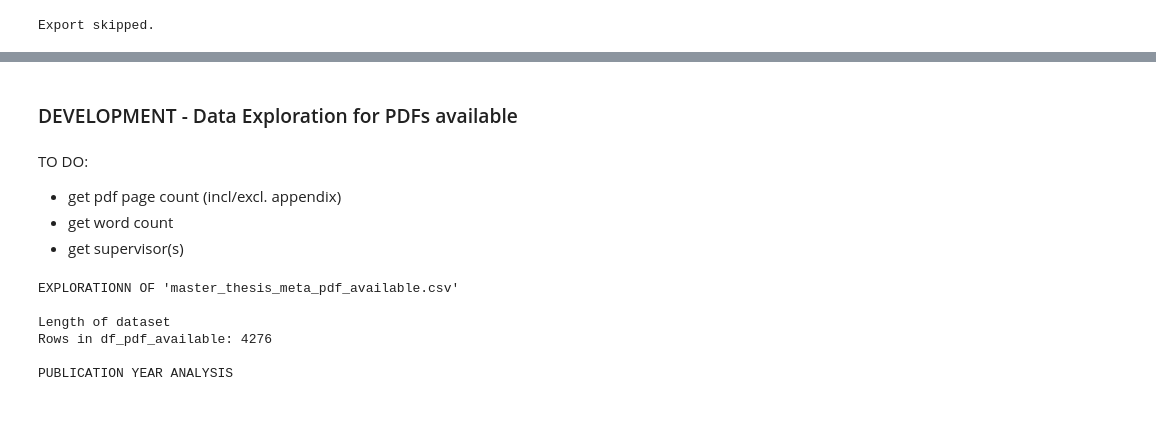
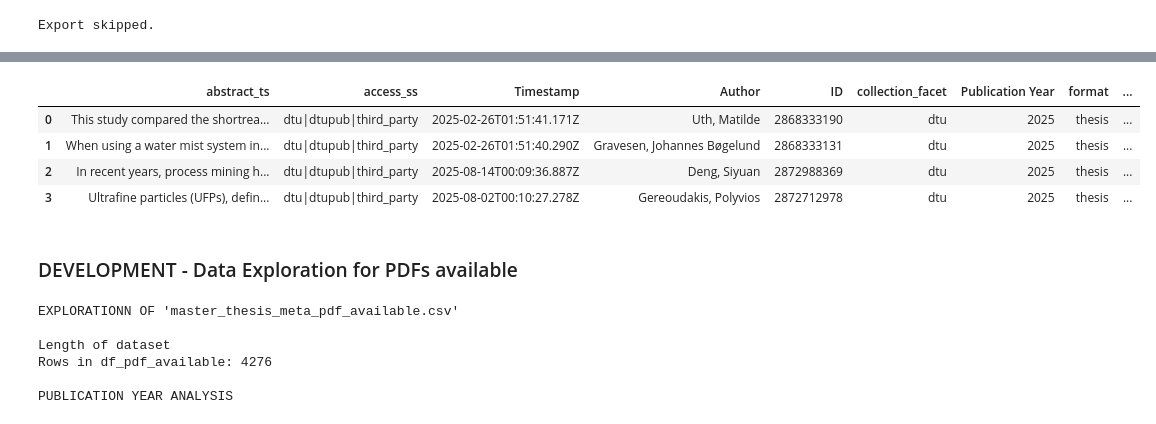
Before and after one commit to OliverKviat/Thesis_OCR, a Jupyter notebook: exploring_data/SANDBOX_Exploring_track1.ipynb, the cells around one changed output, grey strips where cells are left out. Cells and saved outputs as stored; diff of their text form; code cells hidden in the pictures.

```diff
--- a/exploring_data/SANDBOX_Exploring_track1.ipynb
+++ b/exploring_data/SANDBOX_Exploring_track1.ipynb
@@ -144,11 +164,13 @@ Export skipped.
+# %%
+df_csv.head(4)
+# %% [output]
+|  | abstract_ts | access_ss | Timestamp | Author | ID | collection_facet | Publication Year | format | ... |
+| 0 | This study compared the short­rea... | dtu|dtupub|third_party | 2025-02-26T01:51:41.171Z | Uth, Matilde | 2868333190 | dtu | 2025 | thesis | ... |
+| 1 | When using a water mist system in... | dtu|dtupub|third_party | 2025-02-26T01:51:40.290Z | Gravesen, Johannes Bøgelund | 2868333131 | dtu | 2025 | thesis | ... |
+| 2 | In recent years, process mining h... | dtu|dtupub|third_party | 2025-08-14T00:09:36.887Z | Deng, Siyuan | 2872988369 | dtu | 2025 | thesis | ... |
+| 3 | Ultrafine particles (UFPs), defin... | dtu|dtupub|third_party | 2025-08-02T00:10:27.278Z | Gereoudakis, Polyvios | 2872712978 | dtu | 2025 | thesis | ... |
 # %% [markdown]
 ### DEVELOPMENT - Data Exploration for PDFs available
-# %% [markdown]
-TO DO:
-
-* get pdf page count (incl/excl. appendix)
-* get word count
-* get supervisor(s)
 # %%
 # ==== IMPORTS ====
 import os
```
Also changed, not shown: parts of 1 cell of this notebook, 2 other files.
